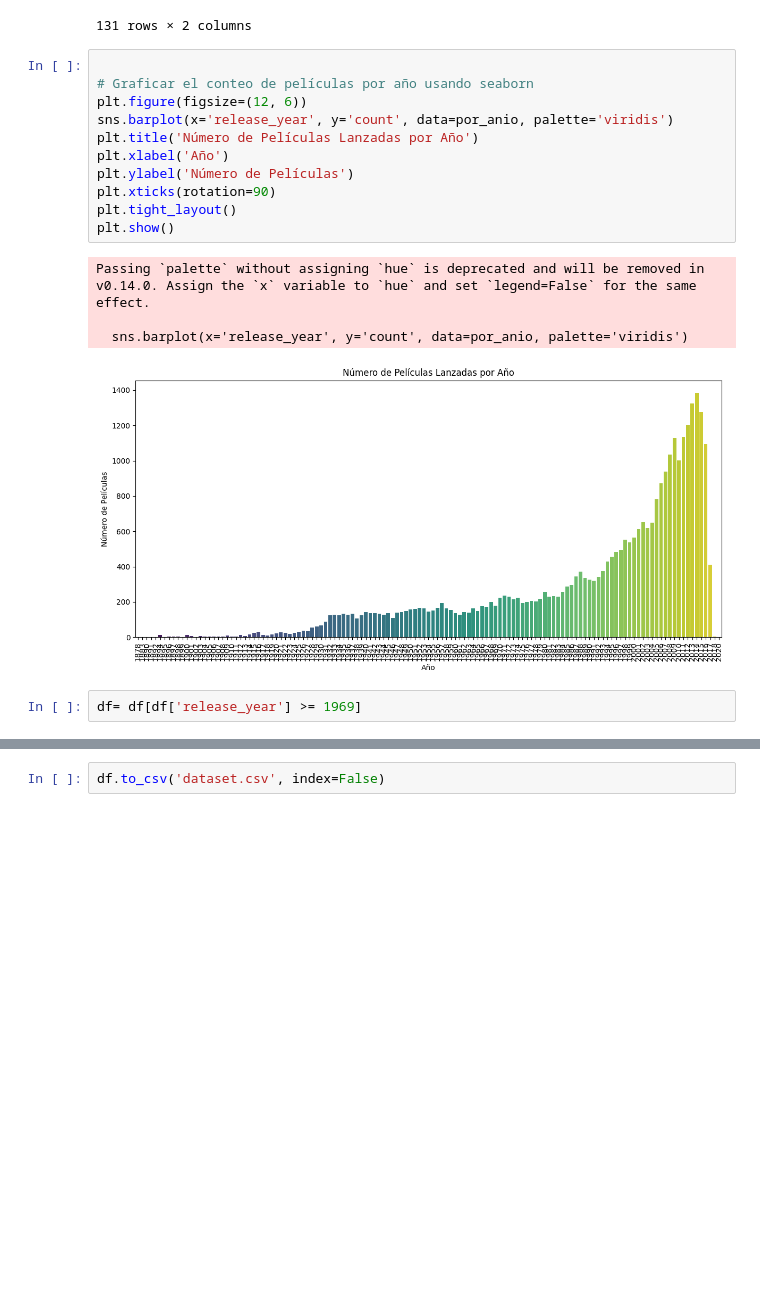
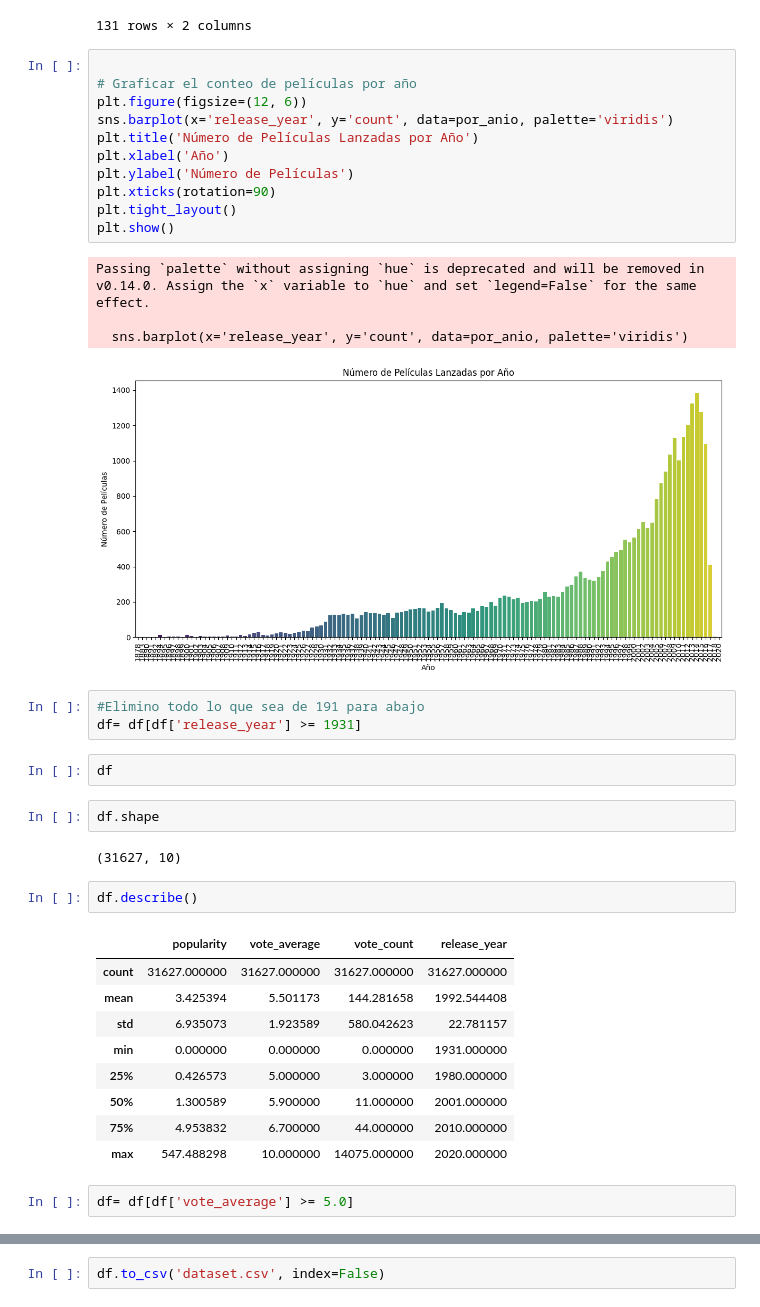
Before and after one commit to Argeboliv05/Proyecto_1_Henry, a Jupyter notebook: EDA.ipynb, the cells around one changed output, grey strips where cells are left out. Drawn from its saved outputs; the diff is of its cells as text; blank space fills up the shorter version.

```diff
--- a/EDA.ipynb
+++ b/EDA.ipynb
@@ -195,7 +195,7 @@ por_anio
 131 rows × 2 columns
 # %%
 
-# Graficar el conteo de películas por año usando seaborn
+# Graficar el conteo de películas por año
 plt.figure(figsize=(12, 6))
 sns.barplot(x='release_year', y='count', data=por_anio, palette='viridis')
 plt.title('Número de Películas Lanzadas por Año')
@@ -209,8 +209,29 @@ Passing `palette` without assigning `hue` is deprecated and will be removed in v
 
   sns.barplot(x='release_year', y='count', data=por_anio, palette='viridis')
 [figure]
+# %%
+#Elimino todo lo que sea de 191 para abajo
+df= df[df['release_year'] >= 1931]
+# %%
+df
+# %%
+df.shape
+# %% [output]
+(31627, 10)
+# %%
+df.describe()
+# %% [output]
+|  | popularity | vote_average | vote_count | release_year |
+| count | 31627.000000 | 31627.000000 | 31627.000000 | 31627.000000 |
+| mean | 3.425394 | 5.501173 | 144.281658 | 1992.544408 |
+| std | 6.935073 | 1.923589 | 580.042623 | 22.781157 |
+| min | 0.000000 | 0.000000 | 0.000000 | 1931.000000 |
+| 25% | 0.426573 | 5.000000 | 3.000000 | 1980.000000 |
+| 50% | 1.300589 | 5.900000 | 11.000000 | 2001.000000 |
+| 75% | 4.953832 | 6.700000 | 44.000000 | 2010.000000 |
+| max | 547.488298 | 10.000000 | 14075.000000 | 2020.000000 |
 # %%
-df= df[df['release_year'] >= 1969]
+df= df[df['vote_average'] >= 5.0]
 # %%
 df.shape
 # %% [output]
```
Also changed, not shown: parts of 2 cells of this notebook, 1 other file.
